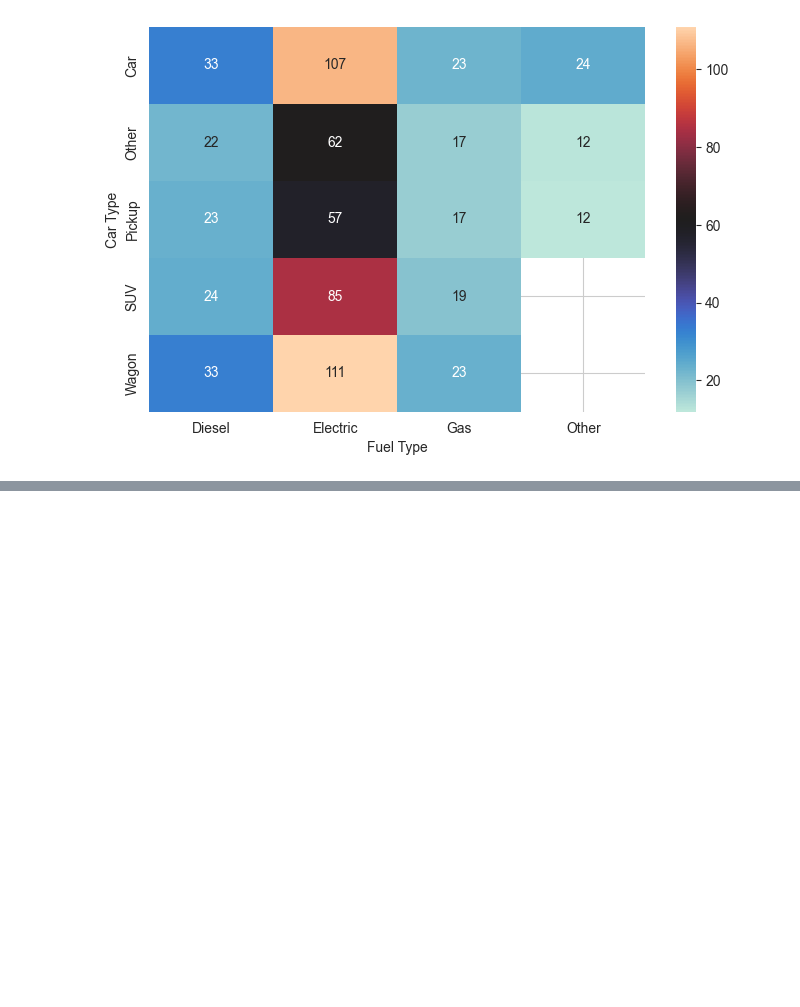
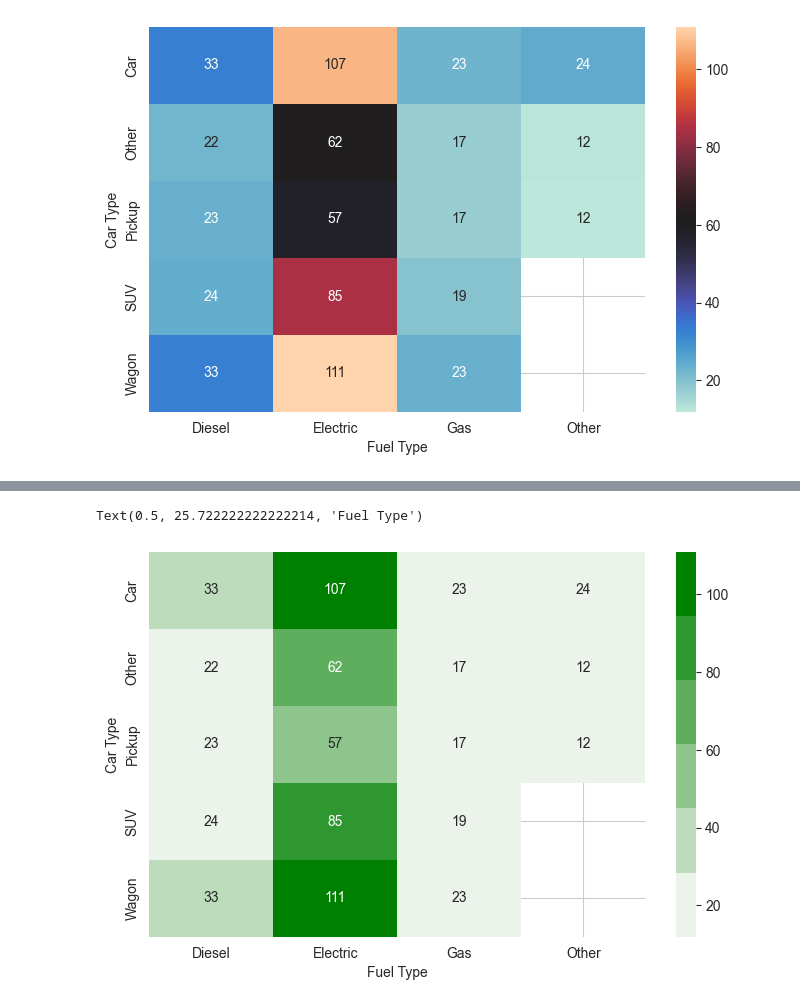
Before and after one commit to ericmelz/python-data-visualization-copy, a Jupyter notebook: notebooks/02-Chapter5-Exercise-3.ipynb, the cells around one changed output, grey strips where cells are left out. Drawn from its saved outputs; the diff is of its cells as text; code cells hidden in the pictures; blank space fills up the shorter version.

```diff
--- a/notebooks/02-Chapter5-Exercise-3.ipynb
+++ b/notebooks/02-Chapter5-Exercise-3.ipynb
@@ -58,0 +67,9 @@ fig.savefig(Path.cwd()/'..'/'code'/'images'/'seaborn_heatmap.svg')
+# %%
+fig, ax = plt.subplots(figsize=(8,5))
+custom_cmap_2 = sns.light_palette('green', as_cmap=False)
+sns.heatmap(fuel_class, annot=True, fmt='.0f', cmap=custom_cmap_2, ax=ax)
+ax.set_ylabel('Car Type')
+ax.set_xlabel('Fuel Type')
+# %% [output]
+Text(0.5, 25.722222222222214, 'Fuel Type')
+[figure, added]
```
Also changed, not shown: parts of 8 cells of this notebook.
